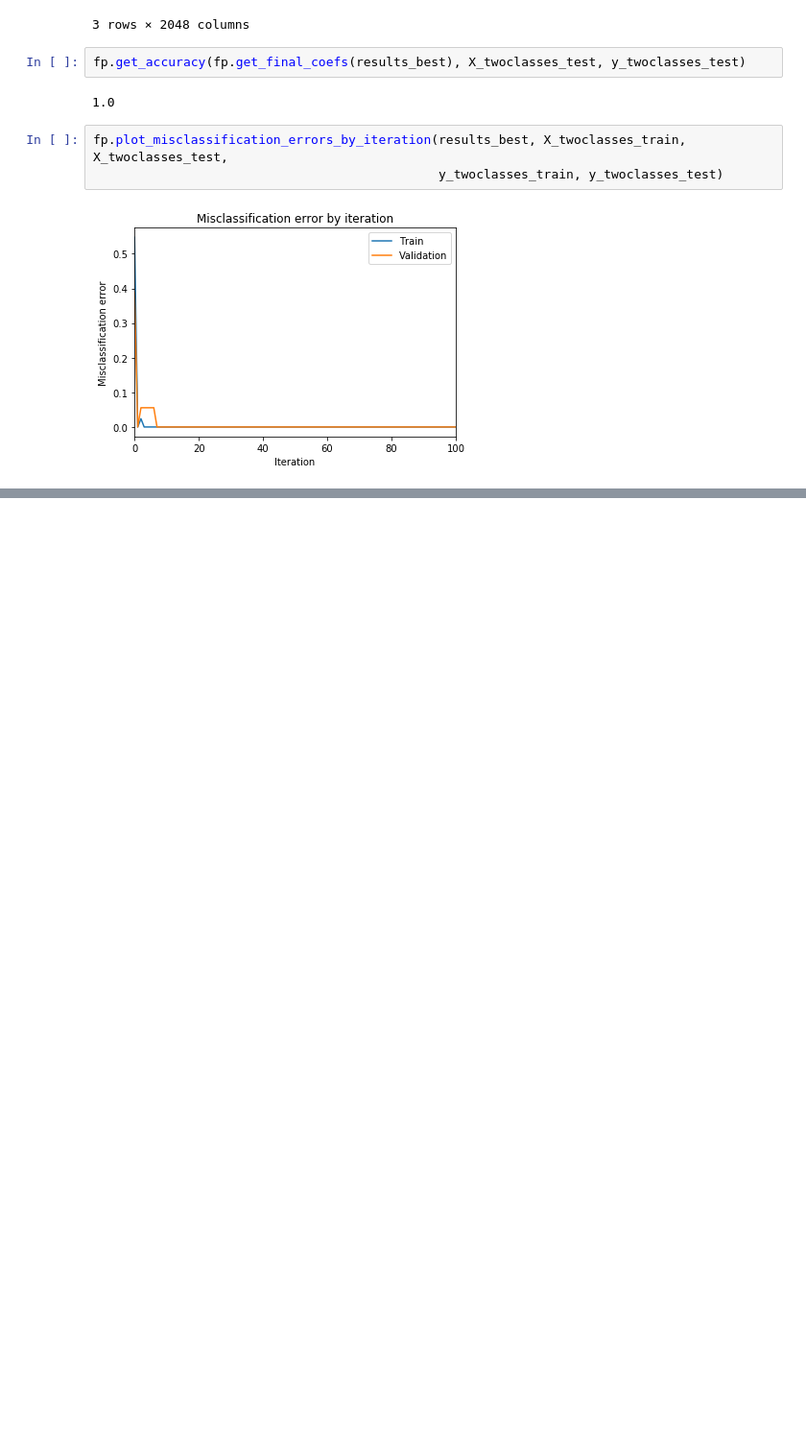
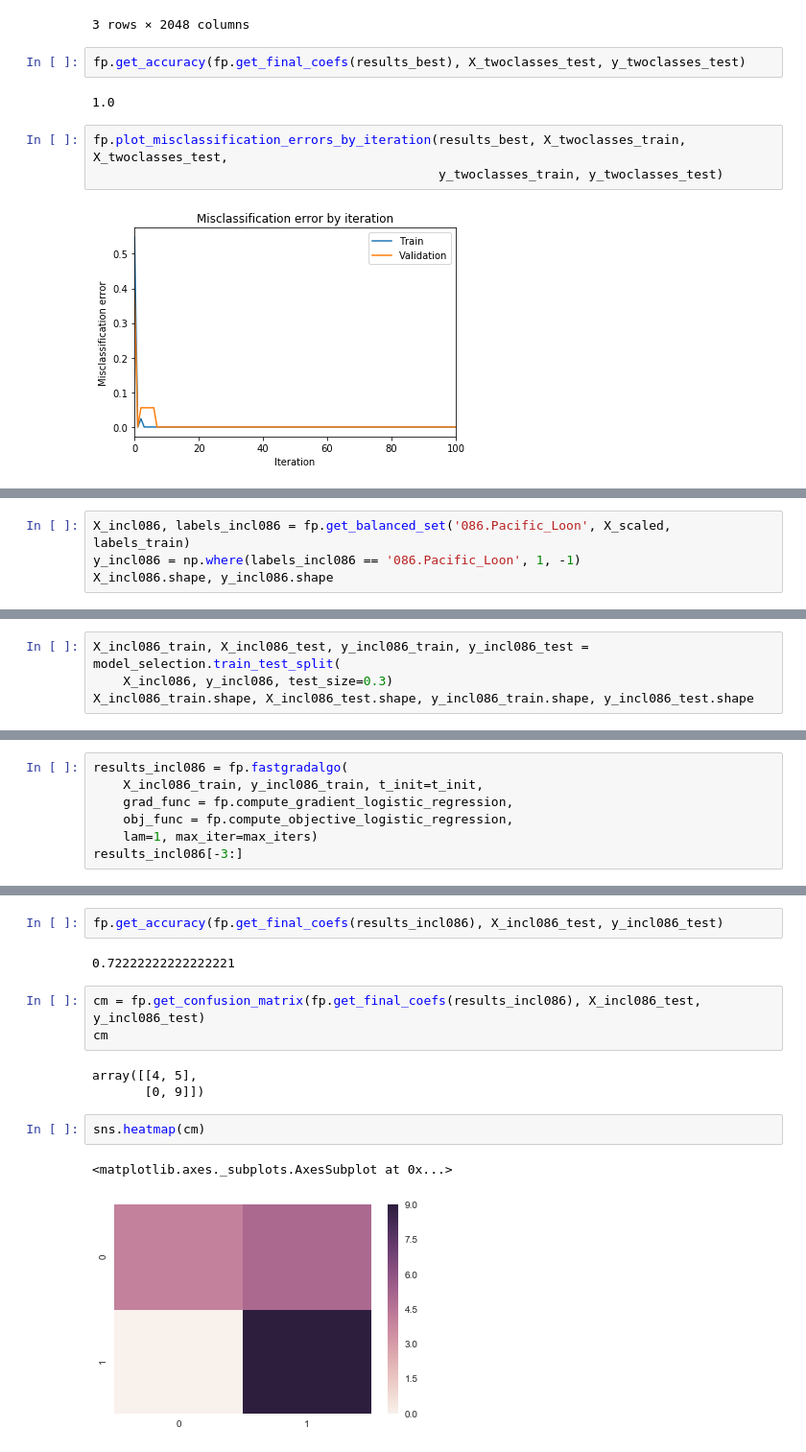
Before and after one commit to aenfield/Data558, a Jupyter notebook: Kaggle/HWExerciseExploratory.ipynb, the cells around one changed output, grey strips where cells are left out. Shown at 96% size. Cells and saved outputs as stored; diff of their text form; blank space fills up the shorter version.

```diff
--- a/Kaggle/HWExerciseExploratory.ipynb
+++ b/Kaggle/HWExerciseExploratory.ipynb
@@ -338,0 +351,4 @@ fp.plot_misclassification_errors_by_iteration(results_best, X_twoclasses_train,
+# %%
+X_incl086, labels_incl086 = fp.get_balanced_set('086.Pacific_Loon', X_scaled, labels_train)
+y_incl086 = np.where(labels_incl086 == '086.Pacific_Loon', 1, -1)
+X_incl086.shape, y_incl086.shape
@@ -338,0 +359,4 @@ fp.plot_misclassification_errors_by_iteration(results_best, X_twoclasses_train,
+# %%
+X_incl086_train, X_incl086_test, y_incl086_train, y_incl086_test = model_selection.train_test_split(
+    X_incl086, y_incl086, test_size=0.3)
+X_incl086_train.shape, X_incl086_test.shape, y_incl086_train.shape, y_incl086_test.shape
@@ -338,0 +365,7 @@ fp.plot_misclassification_errors_by_iteration(results_best, X_twoclasses_train,
+# %%
+results_incl086 = fp.fastgradalgo(
+    X_incl086_train, y_incl086_train, t_init=t_init,
+    grad_func = fp.compute_gradient_logistic_regression,
+    obj_func = fp.compute_objective_logistic_regression,
+    lam=1, max_iter=max_iters)
+results_incl086[-3:]
@@ -338,0 +378,15 @@ fp.plot_misclassification_errors_by_iteration(results_best, X_twoclasses_train,
+# %%
+fp.get_accuracy(fp.get_final_coefs(results_incl086), X_incl086_test, y_incl086_test)
+# %% [output]
+0.72222222222222221
+# %%
+cm = fp.get_confusion_matrix(fp.get_final_coefs(results_incl086), X_incl086_test, y_incl086_test)
+cm
+# %% [output]
+array([[4, 5],
+       [0, 9]])
+# %%
+sns.heatmap(cm)
+# %% [output]
+<matplotlib.axes._subplots.AxesSubplot at 0x...>
+[figure, added]
```
Also changed, not shown: parts of 13 cells of this notebook, 2 other files.
